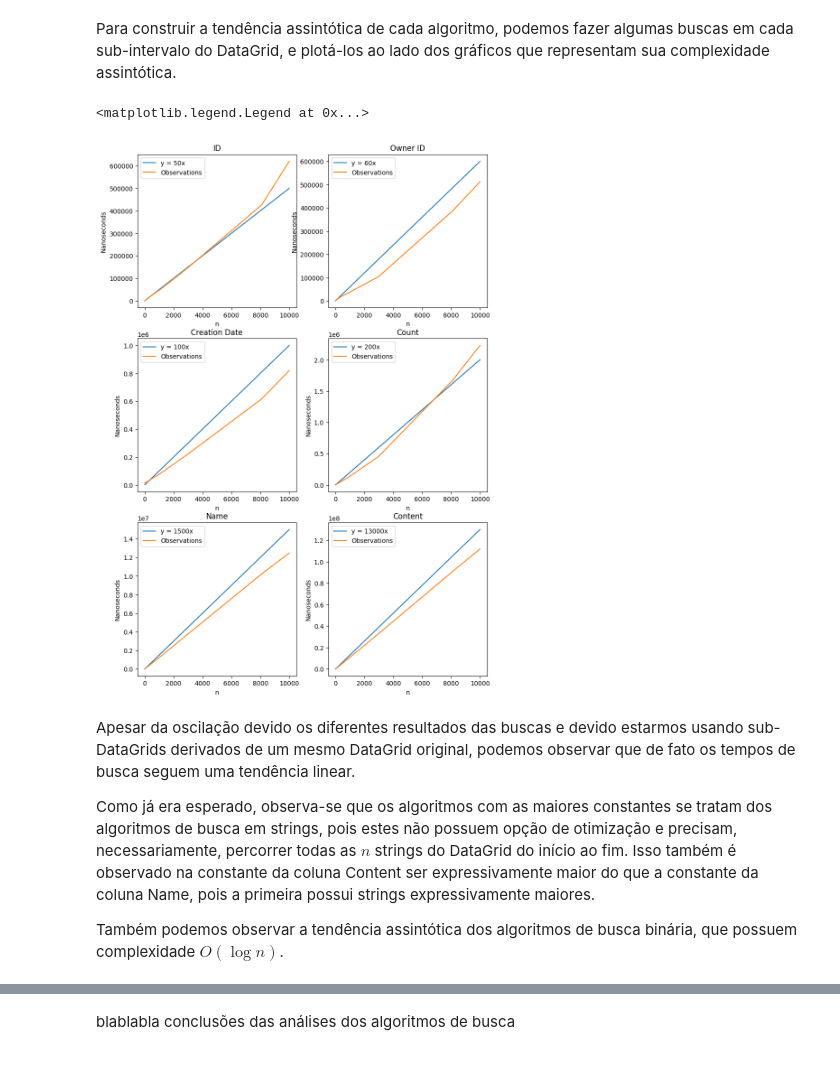
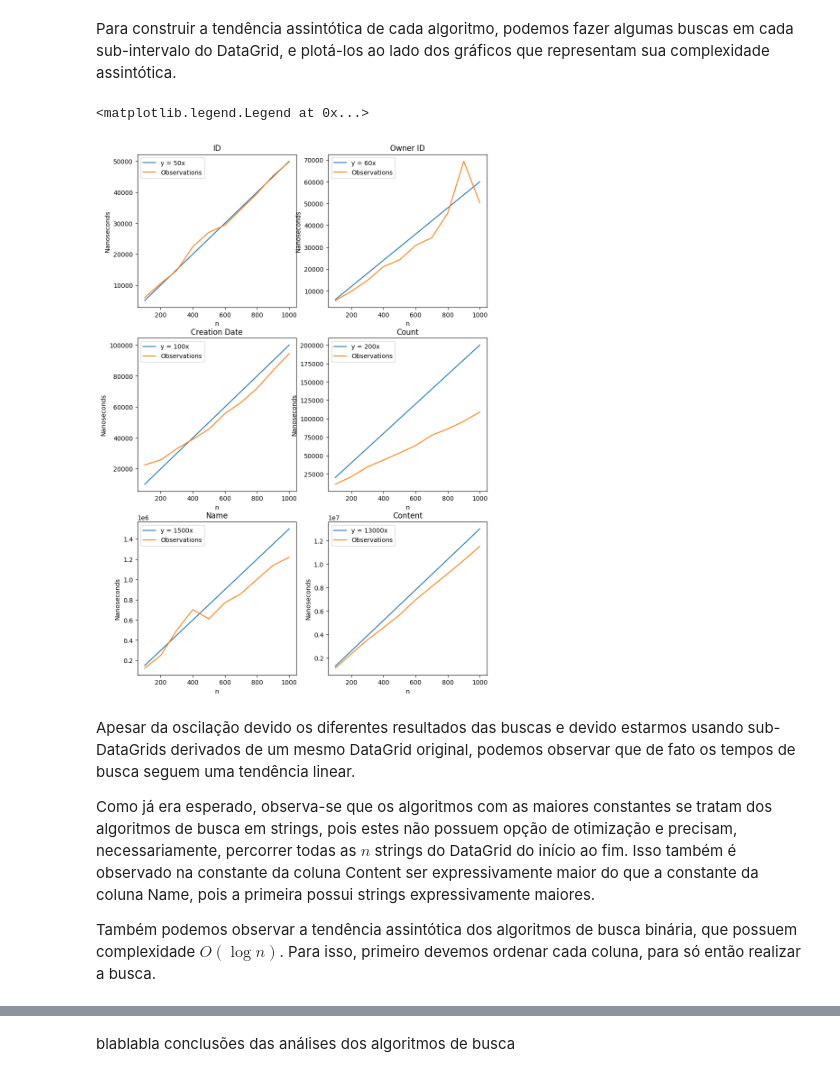
Before and after one commit to LaviniaSD/PAA, a Jupyter notebook: relatorio.ipynb, the cells around one changed output, grey strips where cells are left out. Saved outputs shown, nothing was run; the diff lists cells and outputs as text; code cells hidden in the pictures.

```diff
--- a/relatorio.ipynb
+++ b/relatorio.ipynb
@@ -185,18 +186,15 @@ small_datagrid = dg.DataGrid()
 small_datagrid.read_csv("./data/sample_16_row.csv")
 
 sub_datagrids = []
-i = 0
-while math.exp(i) < 10000: # Utilizando a base exponencial para decidir a quantidade de sub-datargids
-    size = int(math.exp(i))
-
+i = 100
+while i < 1001: # Utilizando a base exponencial para decidir a quantidade de sub-datargids
     temp_dg = main_datagrid.copy()
-    temp_dg.list = temp_dg.list[10000-size : 10000]
-    temp_dg.size = size
+    temp_dg.list = temp_dg.list[10000-i : 10000]
+    temp_dg.size = i
     sub_datagrids.append(temp_dg)
 
-    i += 1
+    i += 100
 
-sub_datagrids.append(main_datagrid.copy())
 # Agora, sub_datagrids é uma lista de datagrids menores internos a main_datagrid
 # %% [markdown]
 ### Comparação de Busca
@@ -300,77 +298,77 @@ dg_sizes = [dgrid.size for dgrid in sub_datagrids] # Valores de n para os plots
 # print(dg_sizes)
 
 # Gráficos da coluna ID
-exec_times = []
+lin_id_exec_times = []
 
 # Para cada tamanho de datagrid
 for dgrid in sub_datagrids:
     reset_execution_times() # reseta o marcador de tempo
 
     # Faremos 1000 buscas
-    for i in range(1000):
-        dgrid.search("id", 0000)
+    for i in range(100):
+        dgrid.search("id", 0000, False)
 
     # O método get_execution_time tira uma média de todos tempos observados até então
-    exec_times.append(get_execution_time("search"))
+    lin_id_exec_times.append(get_execution_time("search"))
 # print(exec_times)
 
 y = [i*50 for i in dg_sizes]
 axes[0][0].plot(dg_sizes, y, label = "y = 50x")
-axes[0][0].plot(dg_sizes, exec_times, label = "Observations")
+axes[0][0].plot(dg_sizes, lin_id_exec_times, label = "Observations")
 axes[0][0].set(ylabel = "Nanoseconds", xlabel = "n")
 axes[0][0].set_title("ID")
 axes[0][0].legend()
 
 # Gráficos da coluna Owner ID
-exec_times = []
+lin_own_exec_times = []
 
 for dgrid in sub_datagrids:
     reset_execution_times() # reseta o marcador de tempo
 
-    for i in range(0, 2000, 2):
-        dgrid.search("owner_id", main_datagrid.list[-i].owner_id)
+    for i in range(100):
+        dgrid.search("owner_id", "ABC123")
 
-    exec_times.append(get_execution_time("search"))
+    lin_own_exec_times.append(get_execution_time("search"))
 
 y = [i*60 for i in dg_sizes]
 axes[0][1].plot(dg_sizes, y, label = "y = 60x")
-axes[0][1].plot(dg_sizes, exec_times, label = "Observations")
+axes[0][1].plot(dg_sizes, lin_own_exec_times, label = "Observations")
 axes[0][1].set(ylabel = "Nanoseconds", xlabel = "n")
 axes[0][1].set_title("Owner ID")
 axes[0][1].legend()
 
 # Gráficos da coluna Creation Date
-exec_times = []
+lin_date_exec_times = []
 
 for dgrid in sub_datagrids:
     reset_execution_times() # reseta o marcador de tempo
 
-    for i in range(1000):
+    for i in range(100):
         dgrid.search("creation_date", ("2013/01/01 00:00:00", "2013/12/31 23:59:59"))
 
-    exec_times.append(get_execution_time("search"))
+    lin_date_exec_times.append(get_execution_time("search"))
 
 y = [i*100 for i in dg_sizes]
 axes[1][0].plot(dg_sizes, y, label = "y = 100x")
-axes[1][0].plot(dg_sizes, exec_times, label = "Observations")
+axes[1][0].plot(dg_sizes, lin_date_exec_times, label = "Observations")
 axes[1][0].set(ylabel = "Nanoseconds", xlabel = "n")
 axes[1][0].set_title("Creation Date")
 axes[1][0].legend()
 
 # Gráficos da coluna Count
-exec_times = []
+lin_count_exec_times = []
 
 for dgrid in sub_datagrids:
     reset_execution_times() # reseta o marcador de tempo
 
-    for i in range(1000):
+    for i in range(100):
         dgrid.search("count", (0, 1+i))
 
-    exec_times.append(get_execution_time("search"))
+    lin_count_exec_times.append(get_execution_time("search"))
 
 y = [i*200 for i in dg_sizes]
 axes[1][1].plot(dg_sizes, y, label = "y = 200x")
-axes[1][1].plot(dg_sizes, exec_times, label = "Observations")
+axes[1][1].plot(dg_sizes, lin_count_exec_times, label = "Observations")
 axes[1][1].set(ylabel = "Nanoseconds", xlabel = "n")
 axes[1][1].set_title("Count")
 axes[1][1].legend()
@@ -385,37 +383,37 @@ for dgrid in sub_datagrids:
         dgrid.search("name", "abcd")
 
     exec_times.append(get_execution_time("search"))
 
 y = [i*1500 for i in dg_sizes]
 axes[2][0].plot(dg_sizes, y, label = "y = 1500x")
 axes[2][0].plot(dg_sizes, exec_times, label = "Observations")
 axes[2][0].set(ylabel = "Nanoseconds", xlabel = "n")
 axes[2][0].set_title("Name")
 axes[2][0].legend()
 
 # Gráficos da coluna Content
 exec_times = []
 
 for dgrid in sub_datagrids:
     reset_execution_times() # reseta o marcador de tempo
 
     for i in range(100):
         dgrid.search("content", "stepsister")
 
     exec_times.append(get_execution_time("search"))
 
 y = [i*13000 for i in dg_sizes]
 axes[2][1].plot(dg_sizes, y, label = "y = 13000x")
 axes[2][1].plot(dg_sizes, exec_times, label = "Observations")
 axes[2][1].set(ylabel = "Nanoseconds", xlabel = "n")
 axes[2][1].set_title("Content")
 axes[2][1].legend()
 # %% [output]
 <matplotlib.legend.Legend at 0x...>
-[figure, old version]
+[figure, new version]
 # %% [markdown]
 Apesar da oscilação devido os diferentes resultados das buscas e devido estarmos usando sub-DataGrids derivados de um mesmo DataGrid original, podemos observar que de fato os tempos de busca seguem uma tendência linear.
 
 Como já era esperado, observa-se que os algoritmos com as maiores constantes se tratam dos algoritmos de busca em strings, pois estes não possuem opção de otimização e precisam, necessariamente, percorrer todas as $n$ strings do DataGrid do início ao fim. Isso também é observado na constante da coluna Content ser expressivamente maior do que a constante da coluna Name, pois a primeira possui strings expressivamente maiores.
 
-Também podemos observar a tendência assintótica dos algoritmos de busca binária, que possuem complexidade $O(\log n)$.
+Também podemos observar a tendência assintótica dos algoritmos de busca binária, que possuem complexidade $O(\log n)$. Para isso, primeiro devemos ordenar cada coluna, para só então realizar a busca.
```
Also changed, not shown: parts of 7 cells of this notebook, 1 other file.
